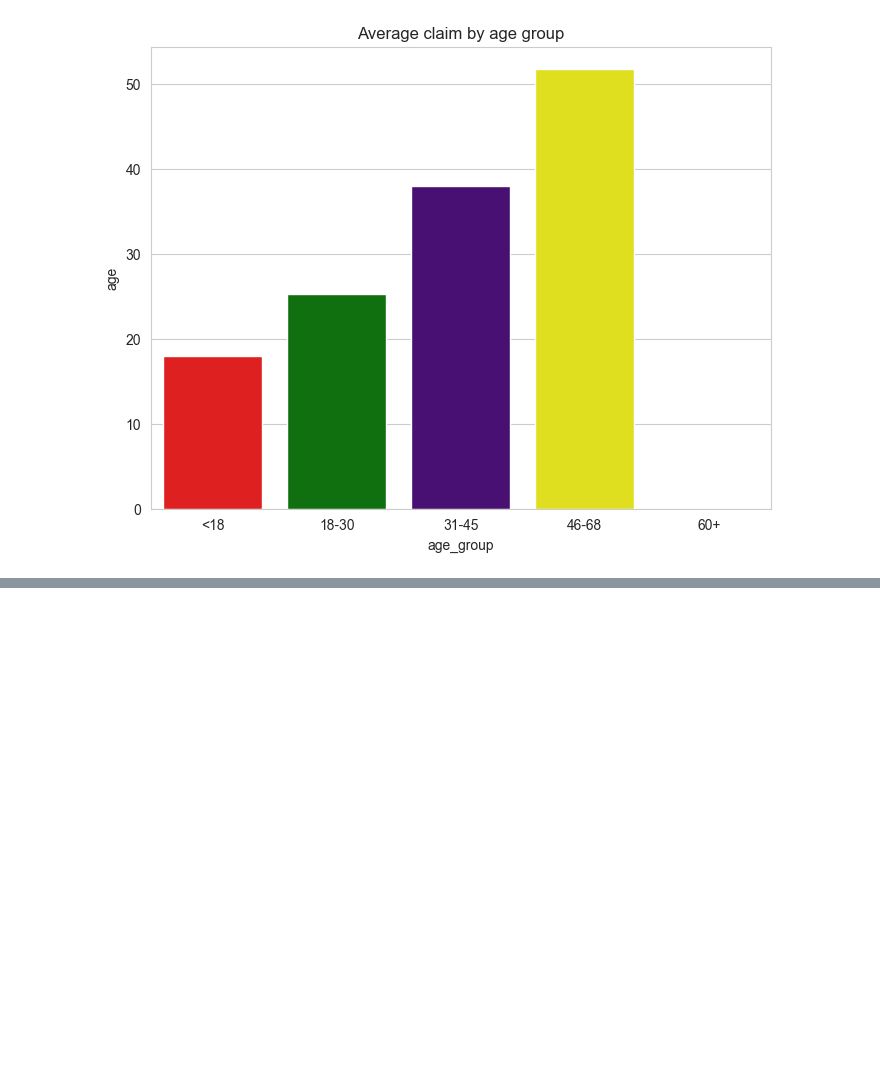
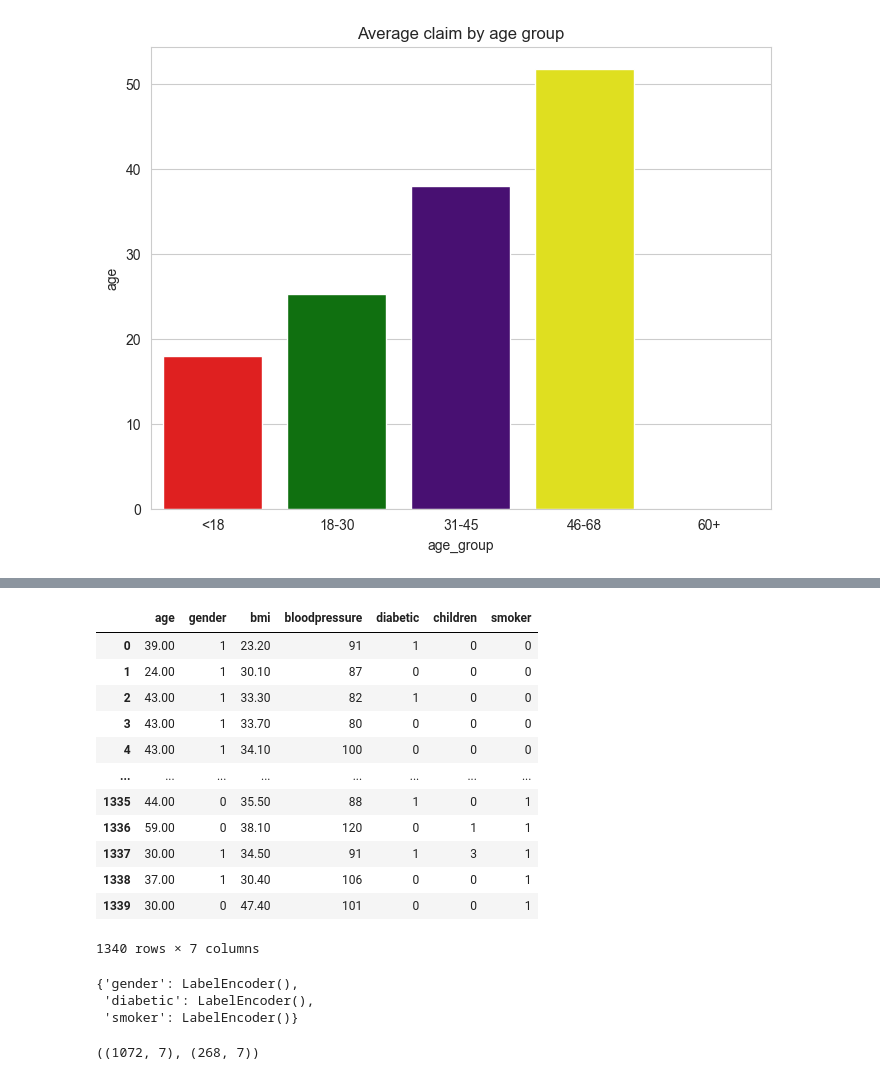
Before and after one commit to TheDarkPassenger98/Health-insurance-costs-predicition, a Jupyter notebook: project.ipynb, the cells around one changed output, grey strips where cells are left out. Saved outputs shown, nothing was run; the diff lists cells and outputs as text; code cells hidden in the pictures; blank space fills up the shorter version.

```diff
--- a/project.ipynb
+++ b/project.ipynb
@@ -269,0 +303,35 @@ plt.show()
+# %%
+encoder_dir = "encoders"
+os.makedirs(encoder_dir, exist_ok=True)
+for col in cat_cols:
+    le = LabelEncoder()
+    X[col] = le.fit_transform(X[col])
+    label_encoders[col] = le
+    joblib.dump(le, os.path.join(encoder_dir, f"label_encoder_{col}.pkl"))
+# %%
+X
+# %% [output]
+|  | age | gender | bmi | bloodpressure | diabetic | children | smoker |
+| 0 | 39.00 | 1 | 23.20 | 91 | 1 | 0 | 0 |
+| 1 | 24.00 | 1 | 30.10 | 87 | 0 | 0 | 0 |
+| 2 | 43.00 | 1 | 33.30 | 82 | 1 | 0 | 0 |
+| 3 | 43.00 | 1 | 33.70 | 80 | 0 | 0 | 0 |
+| 4 | 43.00 | 1 | 34.10 | 100 | 0 | 0 | 0 |
+| ... | ... | ... | ... | ... | ... | ... | ... |
+| 1335 | 44.00 | 0 | 35.50 | 88 | 1 | 0 | 1 |
+| 1336 | 59.00 | 0 | 38.10 | 120 | 0 | 1 | 1 |
+| 1337 | 30.00 | 1 | 34.50 | 91 | 1 | 3 | 1 |
+| 1338 | 37.00 | 1 | 30.40 | 106 | 0 | 0 | 1 |
+| 1339 | 30.00 | 0 | 47.40 | 101 | 0 | 0 | 1 |
+1340 rows × 7 columns
+# %%
+label_encoders
+# %% [output]
+{'gender': LabelEncoder(),
+ 'diabetic': LabelEncoder(),
+ 'smoker': LabelEncoder()}
+# %%
+X_train, X_test, Y_train, Y_test = train_test_split(X, Y, test_size = 0.2, random_state=42)
+X_train.shape, X_test.shape
+# %% [output]
+((1072, 7), (268, 7))
```
Also changed, not shown: parts of 24 cells of this notebook, 6 other files.
